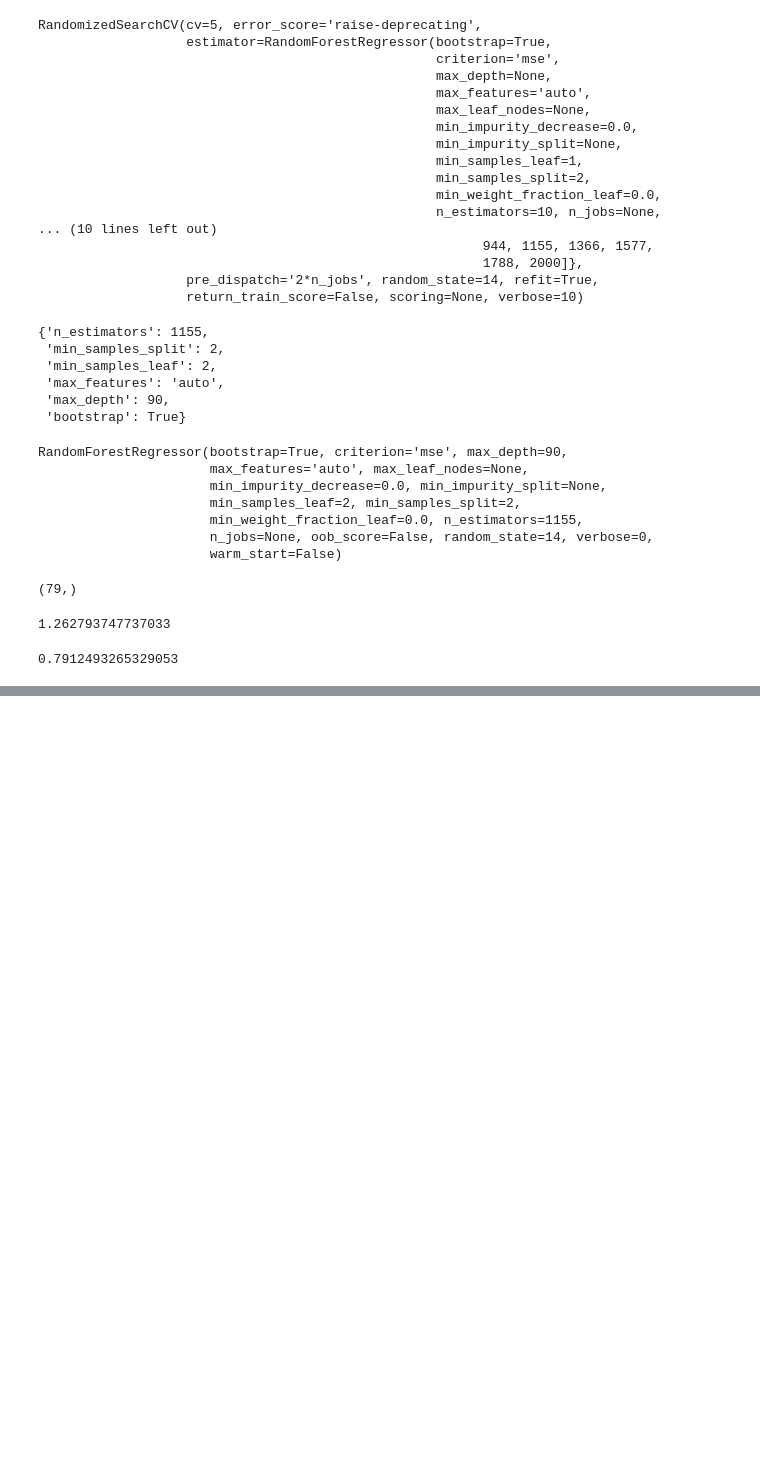
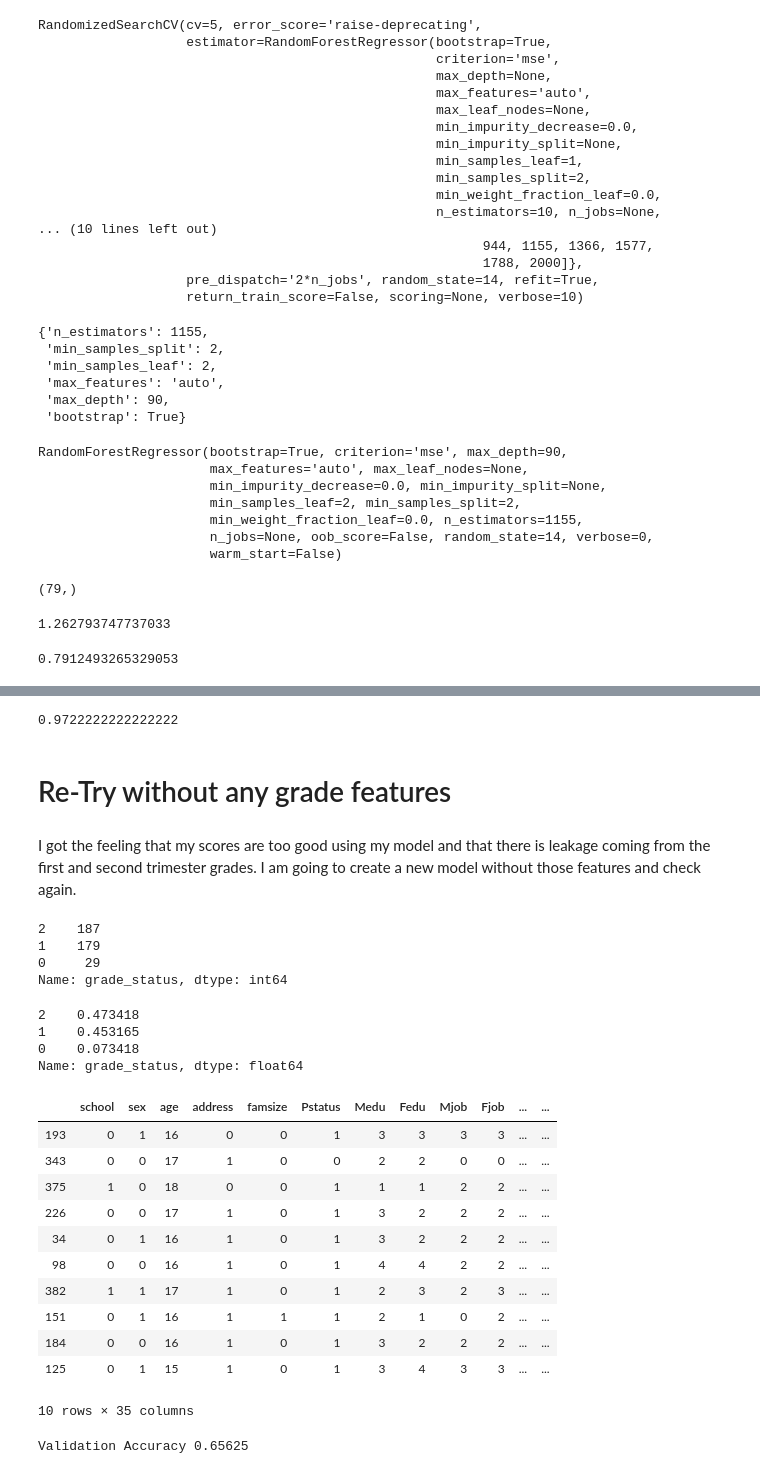
Before and after one commit to Faraaztqureshi/DS-Unit-2-Applied-Modeling, a Jupyter notebook: Unit 2 Build Week Project.ipynb, the cells around one changed output, grey strips where cells are left out. Cells and saved outputs as stored; diff of their text form; code cells hidden in the pictures; blank space fills up the shorter version.

```diff
--- a/Unit 2 Build Week Project.ipynb
+++ b/Unit 2 Build Week Project.ipynb
@@ -474,0 +666,42 @@ r_squared_tuned
+# %%
+## recall for 'proficient'
+35/(35 + 1)
+# %% [output]
+0.9722222222222222
+# %% [markdown]
+# Re-Try without any grade features
+# %% [markdown]
+I got the feeling that my scores are too good using my model and that there is leakage coming from the first and second trimester grades.  I am going to create a new model without those features and check again.
+# %%
+## 2 is proficient
+## 1 is fail
+## 0 is advanced
+## re-establish baselines
+df['grade_status'].value_counts()
+# %% [output]
+2    187
+1    179
+0     29
+Name: grade_status, dtype: int64
+# %%
+df['grade_status'].value_counts(normalize = True)
+# %% [output]
+2    0.473418
+1    0.453165
+0    0.073418
+Name: grade_status, dtype: float64
+# %%
+df.sample(10)
+# %% [output]
+|  | school | sex | age | address | famsize | Pstatus | Medu | Fedu | Mjob | Fjob | ... | ... |
+| 193 | 0 | 1 | 16 | 0 | 0 | 1 | 3 | 3 | 3 | 3 | ... | ... |
+| 343 | 0 | 0 | 17 | 1 | 0 | 0 | 2 | 2 | 0 | 0 | ... | ... |
+| 375 | 1 | 0 | 18 | 0 | 0 | 1 | 1 | 1 | 2 | 2 | ... | ... |
+| 226 | 0 | 0 | 17 | 1 | 0 | 1 | 3 | 2 | 2 | 2 | ... | ... |
+| 34 | 0 | 1 | 16 | 1 | 0 | 1 | 3 | 2 | 2 | 2 | ... | ... |
+| 98 | 0 | 0 | 16 | 1 | 0 | 1 | 4 | 4 | 2 | 2 | ... | ... |
+| 382 | 1 | 1 | 17 | 1 | 0 | 1 | 2 | 3 | 2 | 3 | ... | ... |
+| 151 | 0 | 1 | 16 | 1 | 1 | 1 | 2 | 1 | 0 | 2 | ... | ... |
+| 184 | 0 | 0 | 16 | 1 | 0 | 1 | 3 | 2 | 2 | 2 | ... | ... |
+| 125 | 0 | 1 | 15 | 1 | 0 | 1 | 3 | 4 | 3 | 3 | ... | ... |
+10 rows × 35 columns
@@ -474,0 +723,24 @@ r_squared_tuned
+# %%
+## change the pipline
+import category_encoders as ce
+from sklearn.impute import SimpleImputer
+from sklearn.ensemble import RandomForestClassifier
+from sklearn.pipeline import make_pipeline
+
+
+pipeline = make_pipeline(
+    ce.OrdinalEncoder(),
+    SimpleImputer(strategy='most_frequent'),
+    RandomForestClassifier(n_estimators=72, random_state=14, n_jobs=-1)
+)
+
+## Fit on train
+pipeline.fit(X_train2, y_train2)
+
+## Score on val
+print('Validation Accuracy', pipeline.score(X_val2, y_val2))
+
+## Predict on test
+y_pred2 = pipeline.predict(X_val2)
+# %% [output]
+Validation Accuracy 0.65625
```
Also changed, not shown: parts of 35 cells of this notebook.
